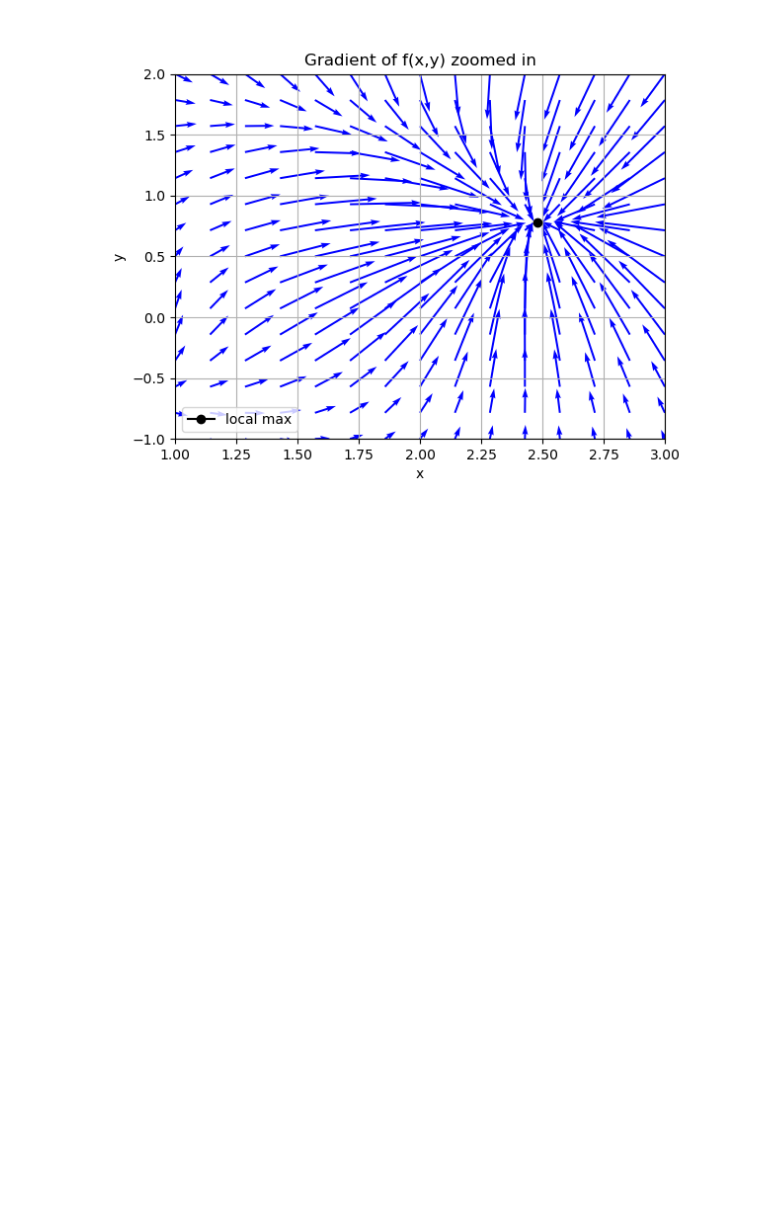
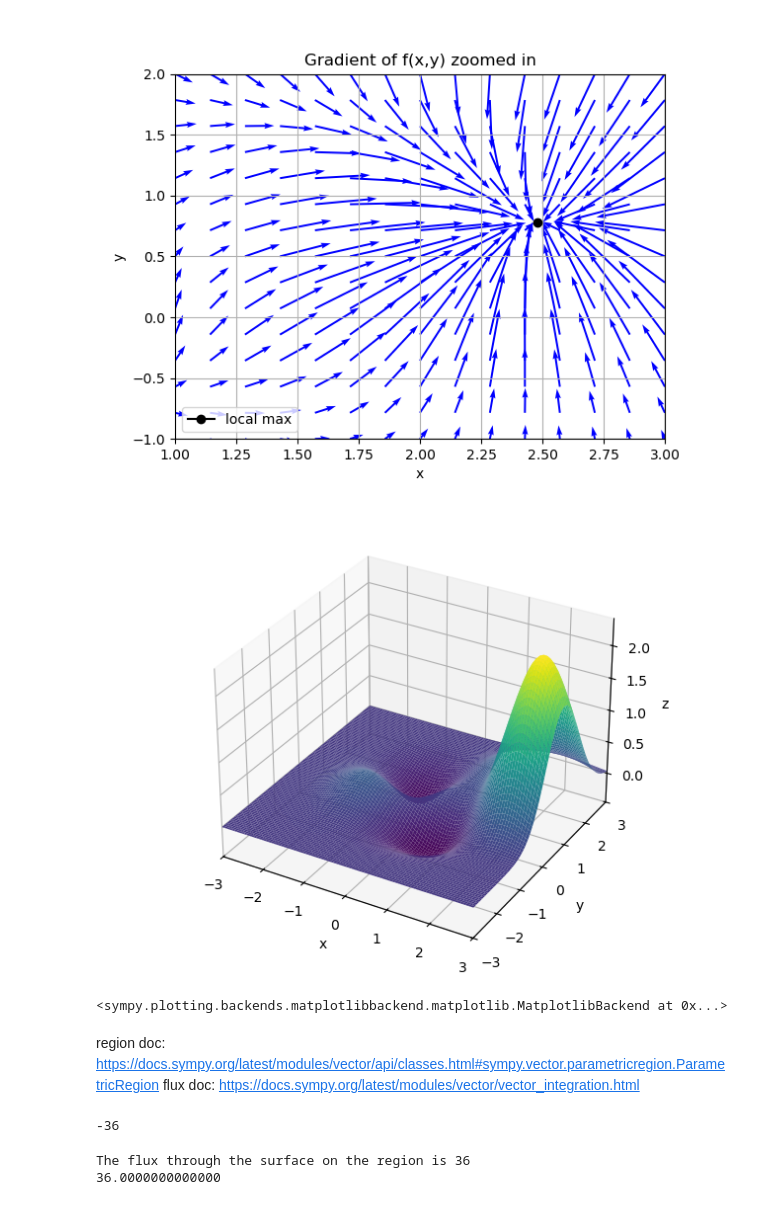
Before and after one commit to e-middleton/calcIII, a Jupyter notebook: surface.ipynb, the cells around one changed output. Cells and saved outputs as stored; diff of their text form; code cells hidden in the pictures; blank space fills up the shorter version.

Commit message:
flux calc

```diff
--- a/surface.ipynb
+++ b/surface.ipynb
@@ -136,7 +136,7 @@ from scipy.optimize import fsolve
 init_printing(use_unicode=True) # nice printing of sympy objects
 
 # specify the function variables
-x, y = sp.symbols('x y')
+x, y, z, u, v = sp.symbols('x y z u v', real=True)
 # specify the function, sp.exp() is used to exponentiate e
 f = (a1*x*y - a2*x**3 - a3*y**2)*sp.exp(((-x**2)-(y**2))) + (a4*x**2 - a5*x*y + a6*y**2)*sp.exp((-(x-2)**2 -((y-1)**2)))
 
@@ -284,3 +284,69 @@ plt.legend(loc='lower left')
 plt.show()
 # %% [output]
 [figure]
+# %%
+# parameterize the surface
+# plot3d_parametric_surface(expr_x, expr_y, expr_z, range_u, range_v, **kwargs) - sympy documentation
+# https://docs.sympy.org/latest/modules/plotting.html#sympy.plotting.plot.plot3d_parametric_surface
+
+
+from sympy.plotting import plot3d_parametric_surface
+
+
+plot3d_parametric_surface(u, v, (a1*u*v - a2*u**3 - a3*v**2)*sp.exp(((-u**2)-(v**2))) + (a4*u**2 - a5*u*v + a6*v**2)*sp.exp((-(u-2)**2 -((v-1)**2))),
+    (u, -3, 3), (v, -3, 3))
+# %% [output]
+[figure, added]
+<sympy.plotting.backends.matplotlibbackend.matplotlib.MatplotlibBackend at 0x...>
+# %% [markdown]
+region doc: https://docs.sympy.org/latest/modules/vector/api/classes.html#sympy.vector.parametricregion.ParametricRegion
+flux doc: https://docs.sympy.org/latest/modules/vector/vector_integration.html
+# %%
+from sympy.vector import CoordSys3D, ParametricRegion, vector_integrate
+
+C = CoordSys3D('C') # 3d coord sys
+
+# choosing a constant upward field
+F = 0*C.i + 0*C.j + -1*C.k
+
+region = ParametricRegion((u,v,(a1*u*v - a2*u**3 - a3*v**2)*sp.exp(((-u**2)-(v**2))) + (a4*u**2 - a5*u*v + a6*v**2)*sp.exp((-(u-2)**2 -((v-1)**2)))),
+    (u, -3, 3), (v, -3, 3))
+
+flux = vector_integrate(F, region)
+print(flux)
+# %% [output]
+-36
+# %%
+from sympy import Matrix
+
+# Create vectors as SymPy Matrices
+surf = Matrix([x,y, (a1*x*y - a2*x**3 - a3*y**2)*sp.exp(((-x**2)-(y**2))) + (a4*x**2 - a5*x*y + a6*y**2)*sp.exp((-(x-2)**2 -((y-1)**2)))])
+v1 = Matrix([diff(surf[0], x), diff(surf[1], x), diff(surf[2], x)]) # partial w.r.t x
+v2 = Matrix([diff(surf[0], y), diff(surf[1], y), diff(surf[2], y)]) # partial w.r.t y
+
+# Compute the cross product using the .cross() method
+surf_normal = v1.cross(v2)
+
+# simple constant upward vector field
+vecField = Matrix([0,0,1])
+
+# dotting the normal with the vector field
+integrand = surf_normal.dot(vecField)
+
+simpInt = sp.simplify(integrand)
+trigInt = sp.factor(simpInt)
+rewritten = sp.expand(integrand)
+
+# print(integrand)
+# print(simpInt)
+# print(trigInt)
+# print(sp.simplify(rewritten))
+
+# compute flux by integrating over the region where x=[-3,3] y=[-3,3]
+flux = sp.integrate(trigInt, (y,-3,3), (x,-3,3))
+approxFlux = flux.evalf()
+print(f"The flux through the surface on the region is {flux}")
+print(approxFlux)
+# %% [output]
+The flux through the surface on the region is 36
+36.0000000000000
```
Also changed, not shown: parts of 3 cells of this notebook.
